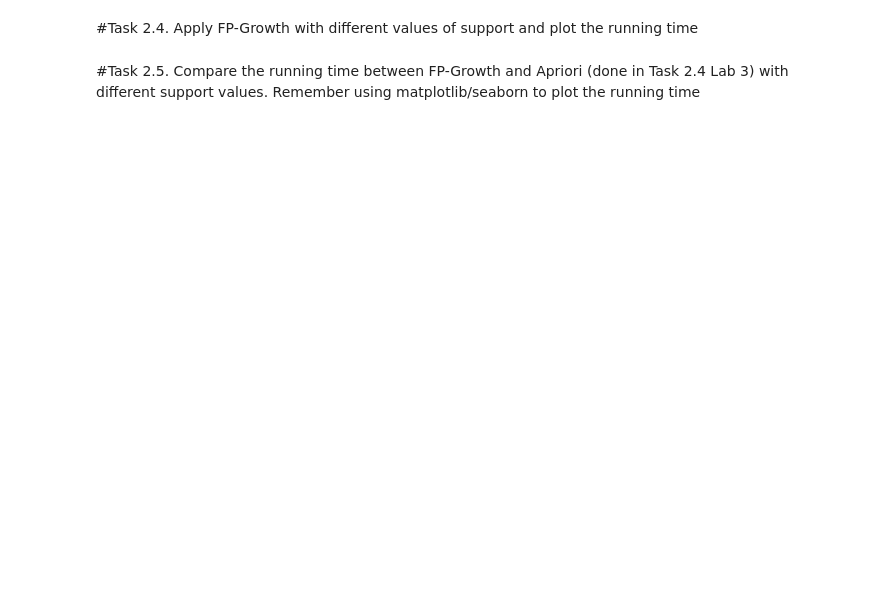
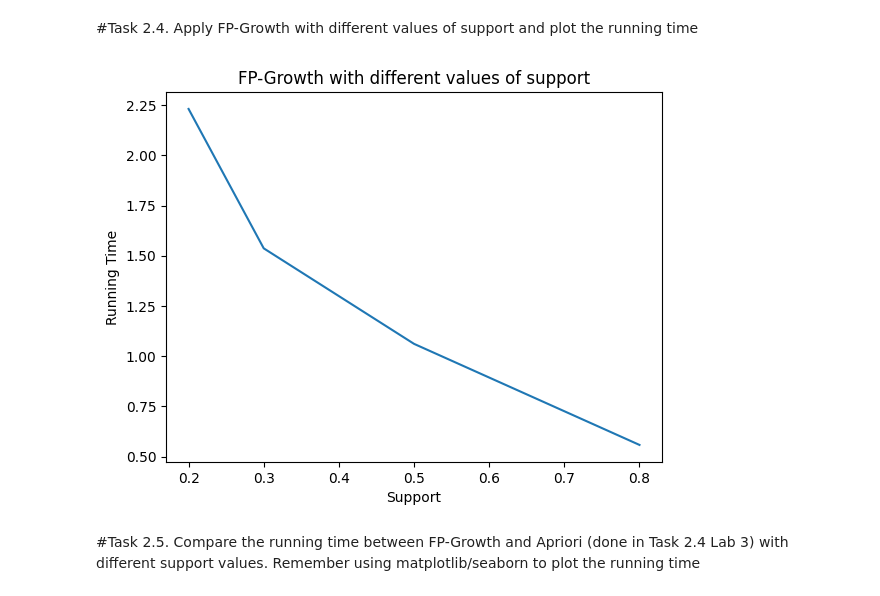
Before and after one commit to PhamTienLoc/Lab_DM, a Jupyter notebook: Lab_4_21130429_PhamTienLoc.ipynb, the cells around one changed output. Saved outputs shown, nothing was run; the diff lists cells and outputs as text; code cells hidden in the pictures; blank space fills up the shorter version.

```diff
--- a/Lab_4_21130429_PhamTienLoc.ipynb
+++ b/Lab_4_21130429_PhamTienLoc.ipynb
@@ -115,0 +116,6 @@ ds42
+# %%
+#code
+ds42_dummies = pd.get_dummies(ds42)
+ds42_tf = ds42_dummies > 0
+itemsets = apriori(ds42_tf, min_support=0.5, use_colnames=True)
+itemsets
@@ -124,2 +158,19 @@ ds42
+# %%
+#code
+supp_param = [0.2, 0.3, 0.5, 0.8]
+run_times1 = []
+for supp in supp_param:
+  bt = datetime.now()
+  fpg = fpgrowth(ds42_tf, min_support=supp, use_colnames=True)
+  et = datetime.now()
+  run_times1.append((et-bt).total_seconds())
+
+plt.plot(supp_param, run_times1)
+plt.title('FP-Growth with different values of support')
+plt.xlabel('Support')
+plt.ylabel('Running Time')
+plt.show()
+# %% [output]
+[figure, added]
 # %% [markdown]
 #Task 2.5. Compare the running time between FP-Growth and Apriori (done in Task 2.4 Lab 3) with different support values. Remember using matplotlib/seaborn to plot the running time
```
Also changed, not shown: parts of 25 cells of this notebook.
